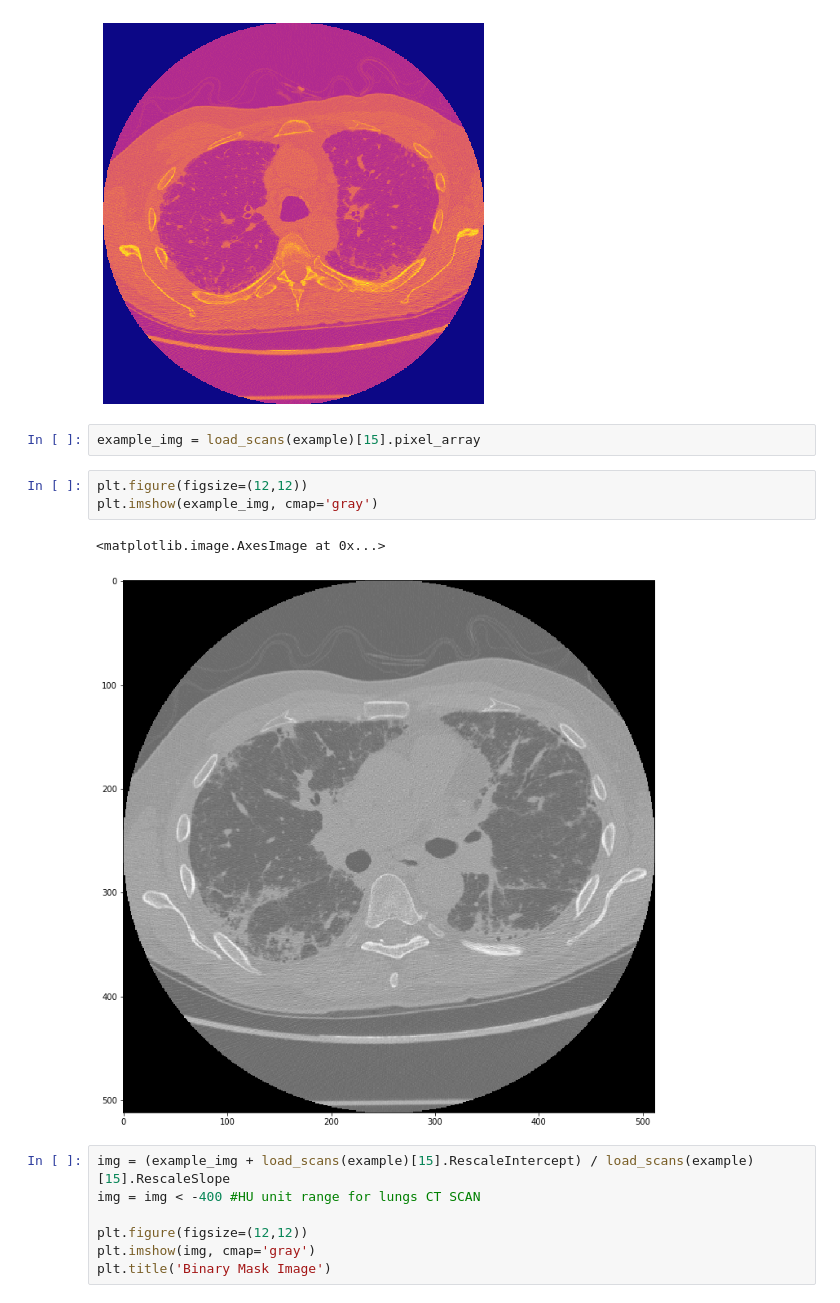
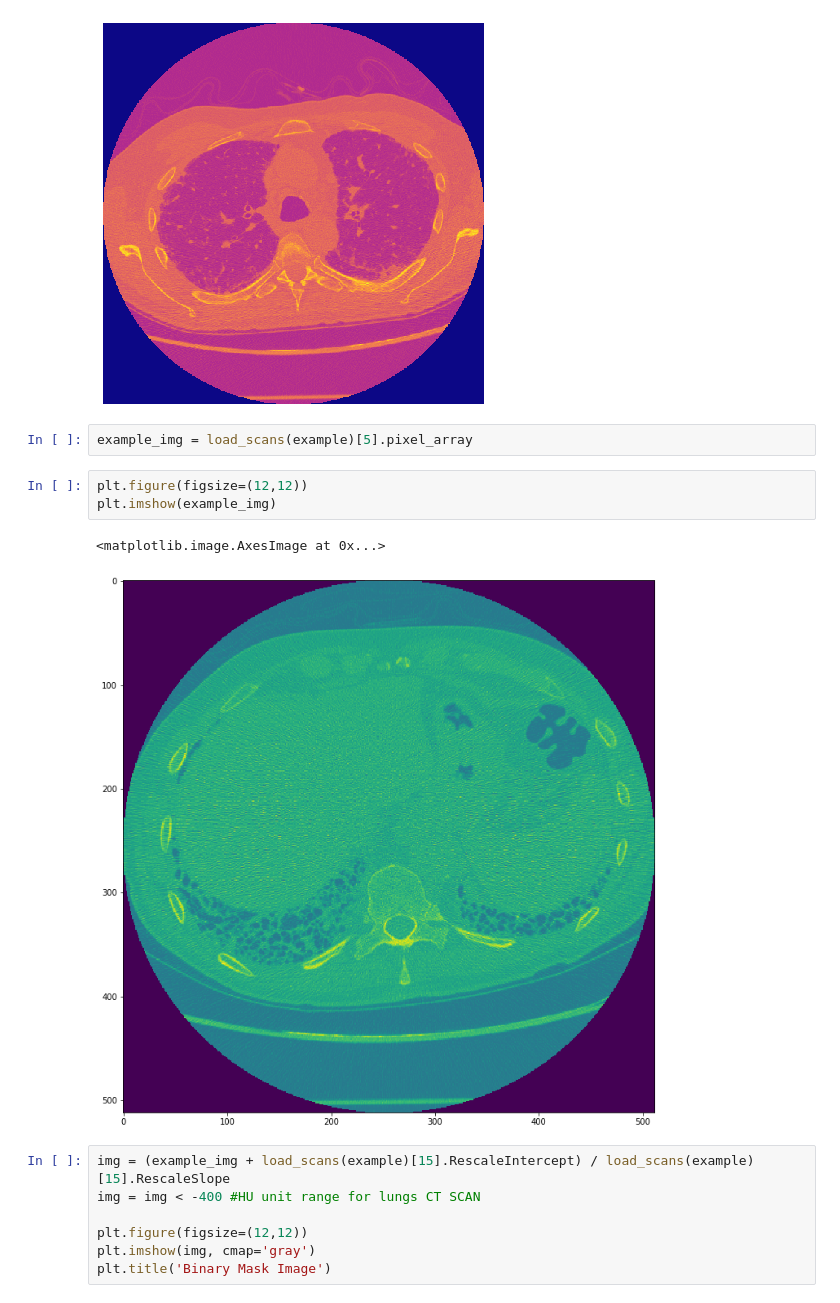
Before and after one commit to EdMDias/OSIC_kaggle_project, a Jupyter notebook: lung_examination.ipynb, the cells around one changed output. Saved outputs shown, nothing was run; the diff lists cells and outputs as text.

Commit message:
3d_visualization v1

```diff
--- a/lung_examination.ipynb
+++ b/lung_examination.ipynb
@@ -34,13 +34,13 @@ plt.axis('off')
 (-0.5, 511.5, 511.5, -0.5)
 [figure]
 # %%
-example_img = load_scans(example)[15].pixel_array
+example_img = load_scans(example)[5].pixel_array
 # %%
 plt.figure(figsize=(12,12))
-plt.imshow(example_img, cmap='gray')
+plt.imshow(example_img)
 # %% [output]
 <matplotlib.image.AxesImage at 0x...>
-[figure, old version]
+[figure, new version]
 # %%
 img = (example_img + load_scans(example)[15].RescaleIntercept) / load_scans(example)[15].RescaleSlope
 img = img < -400 #HU unit range for lungs CT SCAN
```
Also changed, not shown: parts of 1 cell of this notebook, 1 other file.
